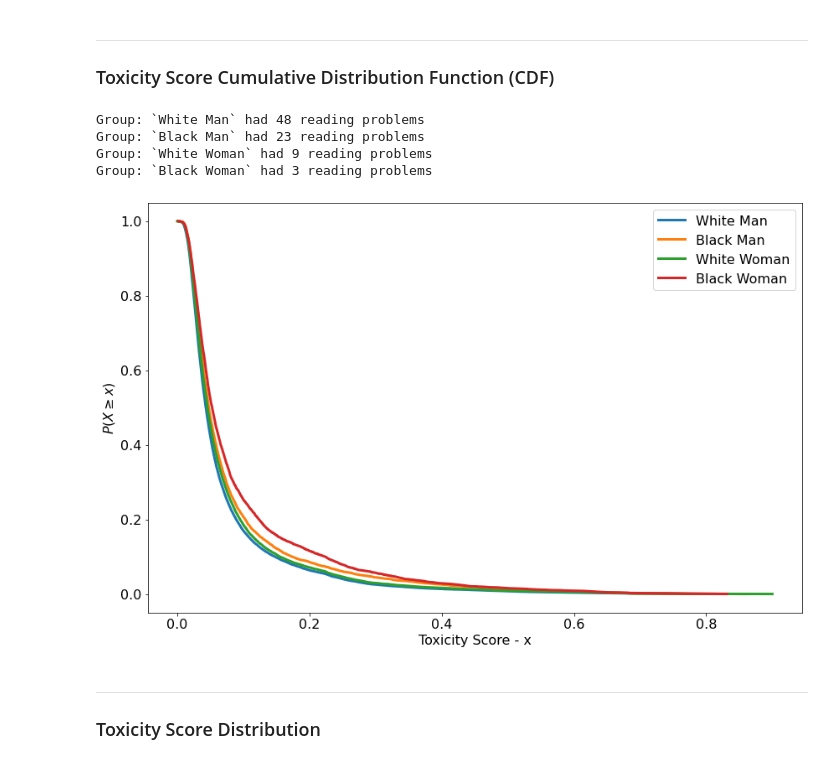
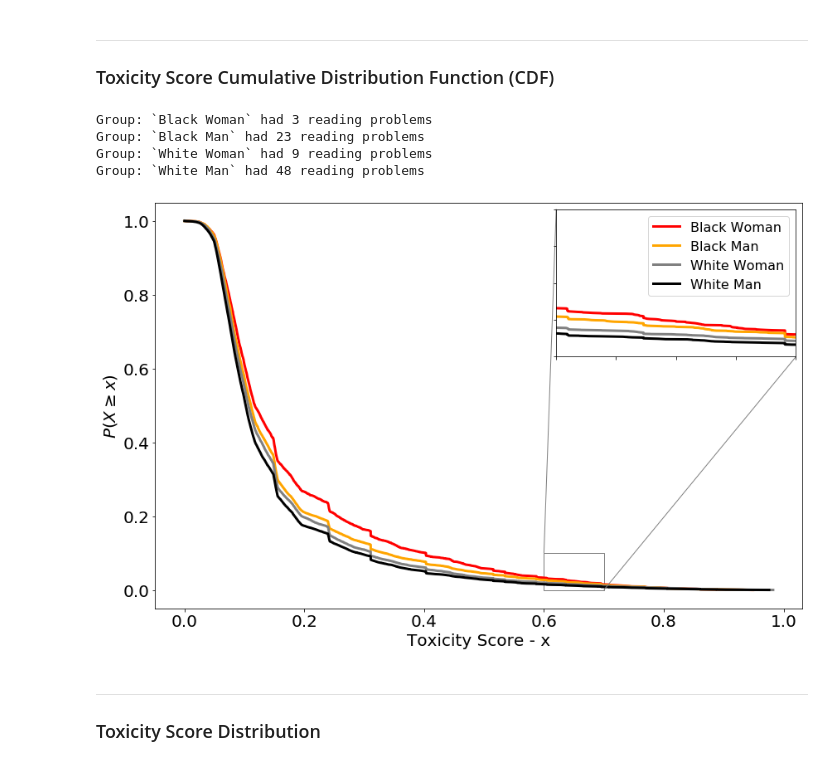
Before and after one commit to Guilherme26/dissertation, a Jupyter notebook: notebooks/score-analysis.ipynb, the cells around one changed output. Cells and saved outputs as stored; diff of their text form; code cells hidden in the pictures.

```diff
--- a/notebooks/score-analysis.ipynb
+++ b/notebooks/score-analysis.ipynb
@@ -33,16 +12,16 @@ from scipy.stats import ks_2samp
 from statsmodels.distributions.empirical_distribution import ECDF
 # %%
 plt.rcParams['figure.figsize']  = (3.33, 5.5)
-plt.rcParams['axes.labelsize']  = 16
-plt.rcParams['axes.titlesize']  = 18
+plt.rcParams['axes.labelsize']  = 20
+plt.rcParams['axes.titlesize']  = 24
 plt.rcParams['legend.fontsize'] = 16
-plt.rcParams['xtick.labelsize'] = 16
-plt.rcParams['ytick.labelsize'] = 16
+plt.rcParams['xtick.labelsize'] = 20
+plt.rcParams['ytick.labelsize'] = 20
 plt.rcParams['lines.linewidth'] = 3
 # %%
 df_downloads_desc = pd.read_csv("../data/download_descriptions.csv")
 
-input_path = "../data/03_scored/without_inputation/severe_toxicity/"
+input_path = "../data/03_scored/without_inputation/normal_toxicity/"
 output_path = "../data/imgs"
 
 bins = np.linspace(0, 1, num=20)
@@ -51,40 +30,61 @@ bins = np.linspace(0, 1, num=20)
 
 ### Toxicity Score Cumulative Distribution Function (CDF)
 # %%
-plt.subplots(figsize=(14,9))
+figure, ax = plt.subplots(figsize=(14,9))
+axins = zoomed_inset_axes(ax, 4, loc=1)
 
-for group in df_downloads_desc["group"].unique():
+group_color = {
+    "Black Woman": "red",
+    "Black Man": "orange",
+    "White Woman": "grey",
+    "White Man": "black"
+}
+for group in group_color.keys():
     group_urls = df_downloads_desc[df_downloads_desc.group == group]
     filenames = [row["url"].split("v=")[1].split("&")[0] for _, row in group_urls.iterrows()]
 
     dfs = []
     count = 0
     for filename in filenames:
         try:
             dfs.append(pd.read_csv(os.path.join(input_path, filename)))
         except:
             count += 1
 
     print(f"Group: `{group}` had {count} reading problems")
 
     df = pd.concat(dfs)
     del dfs
 
     ecdf = ECDF(df.score)
-    plt.plot(ecdf.x, 1-ecdf.y, label=group)
+    ax.plot(ecdf.x, 1-ecdf.y, label=group, c=group_color[group])
 
-plt.xlabel("Toxicity Score - x")
-plt.ylabel(r"$P(X \geq x)$")
+    # Add a subaxis with the same traces
+    axins.plot(ecdf.x, 1-ecdf.y, label=group, c=group_color[group])
+
+# The slice of the axis that will be zoomed in
+axins.set_xlim(0.6, 0.7)
+axins.set_ylim(0, 0.1)
+
+plt.xticks(visible=False)
+plt.yticks(visible=False)
+
+# Draw a bbox of the region of the inset axes in the parent axes and
+# connecting lines between the bbox and the inset axes area
+mark_inset(ax, axins, loc1=2, loc2=4, fc="none", ec="0.5")
+
+ax.set_xlabel("Toxicity Score - x")
+ax.set_ylabel(r"$P(X \geq x)$")
+
 plt.legend()
-
 plt.savefig(os.path.join(output_path, "inverse_cdf.pdf"))
 plt.show()
 # %% [output]
-Group: `White Man` had 48 reading problems
+Group: `Black Woman` had 3 reading problems
 Group: `Black Man` had 23 reading problems
 Group: `White Woman` had 9 reading problems
-Group: `Black Woman` had 3 reading problems
+Group: `White Man` had 48 reading problems
-[figure, old version]
+[figure, new version]
 # %% [markdown]
 ---
 
```
Also changed, not shown: parts of 4 cells of this notebook, 11 other files.
